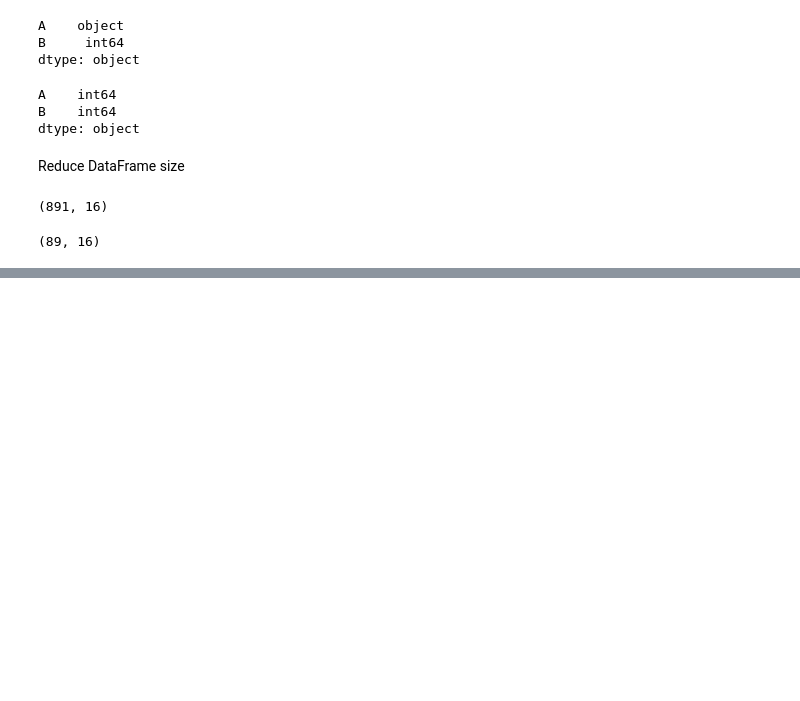
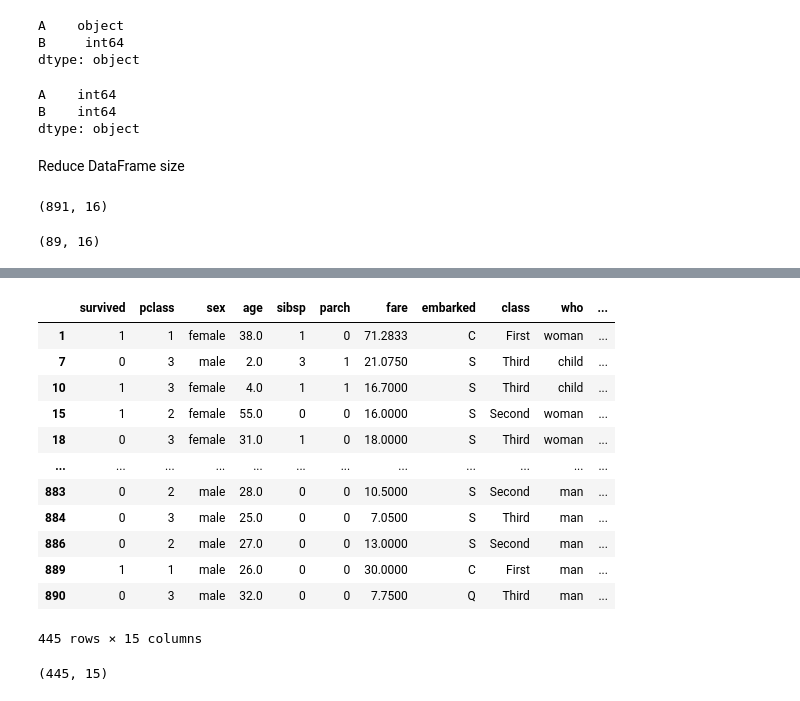
Before and after one commit to faisalramzan77/Data_Science_Course, a Jupyter notebook: Python_for_data_Science/Pandas_Practice/pandas.ipynb, the cells around one changed output, grey strips where cells are left out. Cells and saved outputs as stored; diff of their text form; code cells hidden in the pictures; blank space fills up the shorter version.

```diff
--- a/Python_for_data_Science/Pandas_Practice/pandas.ipynb
+++ b/Python_for_data_Science/Pandas_Practice/pandas.ipynb
@@ -415,0 +453,5 @@ df.sample(frac=0.1).shape # Get a random sample of 10% of the DataFrame and its
+# %%
+from random import random
+df1 = df.sample(frac=0.50, random_state=1) # Get a random sample of 50% of the DataFrame
+print(df1)
+df1.shape
@@ -415,0 +477,21 @@ df.sample(frac=0.1).shape # Get a random sample of 10% of the DataFrame and its
+# %%
+df2 = df.drop(df1.index) # Drop the index from the DataFrame
+df2
+# %% [output]
+|  | survived | pclass | sex | age | sibsp | parch | fare | embarked | class | who | ... |
+| 1 | 1 | 1 | female | 38.0 | 1 | 0 | 71.2833 | C | First | woman | ... |
+| 7 | 0 | 3 | male | 2.0 | 3 | 1 | 21.0750 | S | Third | child | ... |
+| 10 | 1 | 3 | female | 4.0 | 1 | 1 | 16.7000 | S | Third | child | ... |
+| 15 | 1 | 2 | female | 55.0 | 0 | 0 | 16.0000 | S | Second | woman | ... |
+| 18 | 0 | 3 | female | 31.0 | 1 | 0 | 18.0000 | S | Third | woman | ... |
+| ... | ... | ... | ... | ... | ... | ... | ... | ... | ... | ... | ... |
+| 883 | 0 | 2 | male | 28.0 | 0 | 0 | 10.5000 | S | Second | man | ... |
+| 884 | 0 | 3 | male | 25.0 | 0 | 0 | 7.0500 | S | Third | man | ... |
+| 886 | 0 | 2 | male | 27.0 | 0 | 0 | 13.0000 | S | Second | man | ... |
+| 889 | 1 | 1 | male | 26.0 | 0 | 0 | 30.0000 | C | First | man | ... |
+| 890 | 0 | 3 | male | 32.0 | 0 | 0 | 7.7500 | Q | Third | man | ... |
+445 rows × 15 columns
+# %%
+df2.shape
+# %% [output]
+(445, 15)
```
Also changed, not shown: parts of 45 cells of this notebook.
